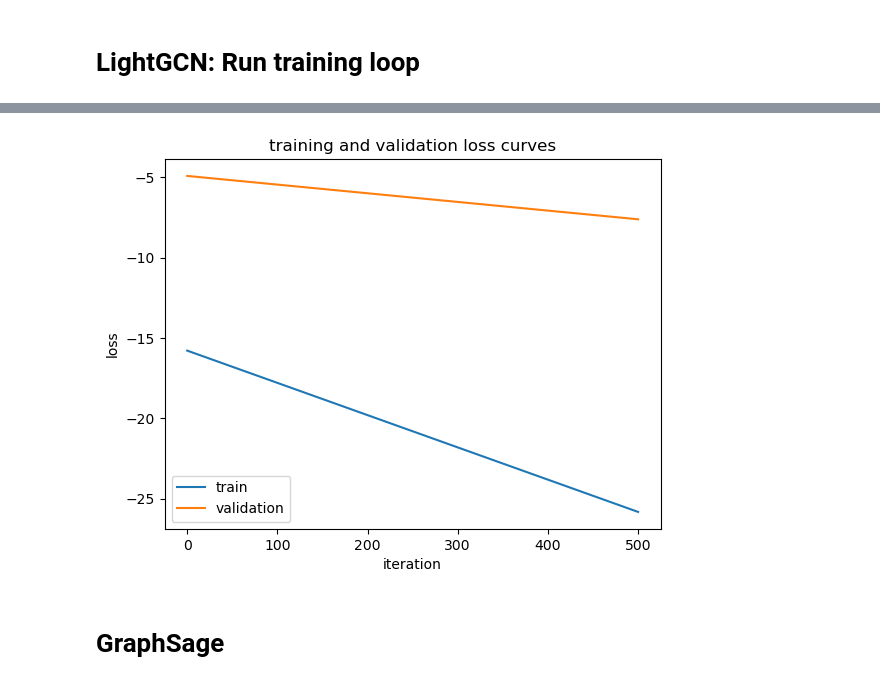
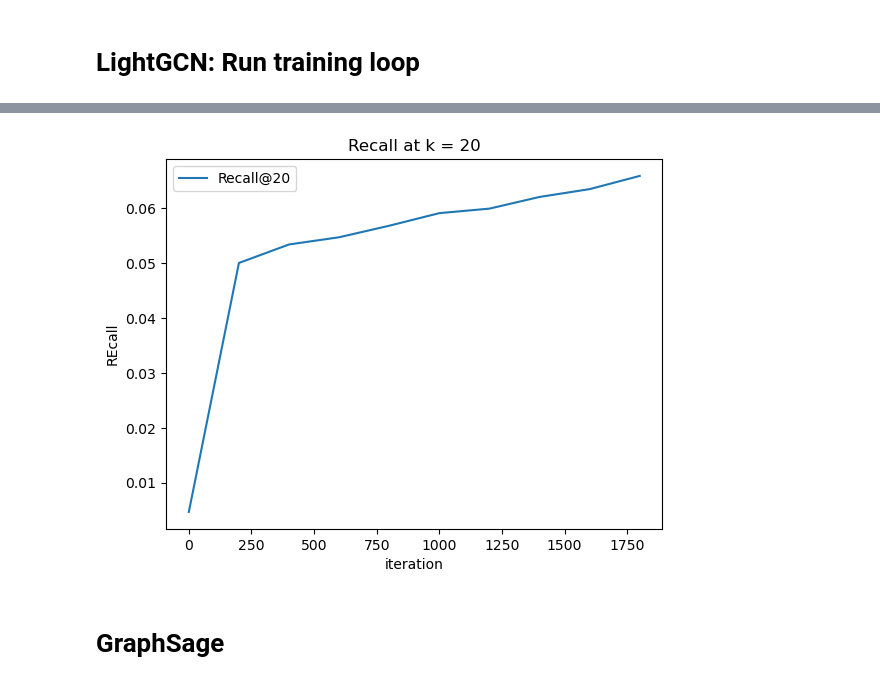
Before and after one commit to RomanGrebnev/sna_link_prediction, a Jupyter notebook: notebooks/roman_train_test_split.ipynb, the cells around one changed output, grey strips where cells are left out. Cells and saved outputs as stored; diff of their text form; code cells hidden in the pictures.

```diff
--- a/notebooks/roman_train_test_split.ipynb
+++ b/notebooks/roman_train_test_split.ipynb
@@ -69,11 +69,10 @@ user_indices, pos_item_indices, neg_item_indices = uu_dataset_lightgcn.get_rando
 num_users, num_articles = uu_dataset_lightgcn.num_users, uu_dataset_lightgcn.num_articles
 model = LightGCN(num_users, num_articles)
 # %%
-# define constants
-ITERATIONS = 1000
-BATCH_SIZE = 16 * 1024
+ITERATIONS = 2000
+BATCH_SIZE = 64 * 1024
 LR = 1e-3
-ITERS_PER_EVAL = 500
+ITERS_PER_EVAL = 200
 ITERS_PER_LR_DECAY = 200
 K = 20
 LAMBDA = 1e-6
@@ -164,14 +184,15 @@ plt.show()
 # %%
 iters = [iter * ITERS_PER_EVAL for iter in range(len(train_losses))]
-plt.plot(iters, np.array(train_losses)/10, label='train')
-plt.plot(iters, val_losses, label='validation')
+# plt.plot(iters, np.array(train_losses)/10, label='train')
+plt.title('Recall at k = 20')
+plt.plot(iters, recall_list, label='Recall@20')
 plt.xlabel('iteration')
-plt.ylabel('loss')
-plt.title('training and validation loss curves')
+plt.ylabel('REcall')
+
 plt.legend()
 plt.show()
 # %% [output]
-[figure, old version]
+[figure, new version]
 # %% [markdown]
 # GraphSage
 # %% [markdown]
```
Also changed, not shown: parts of 18 cells of this notebook, 4 other files.
